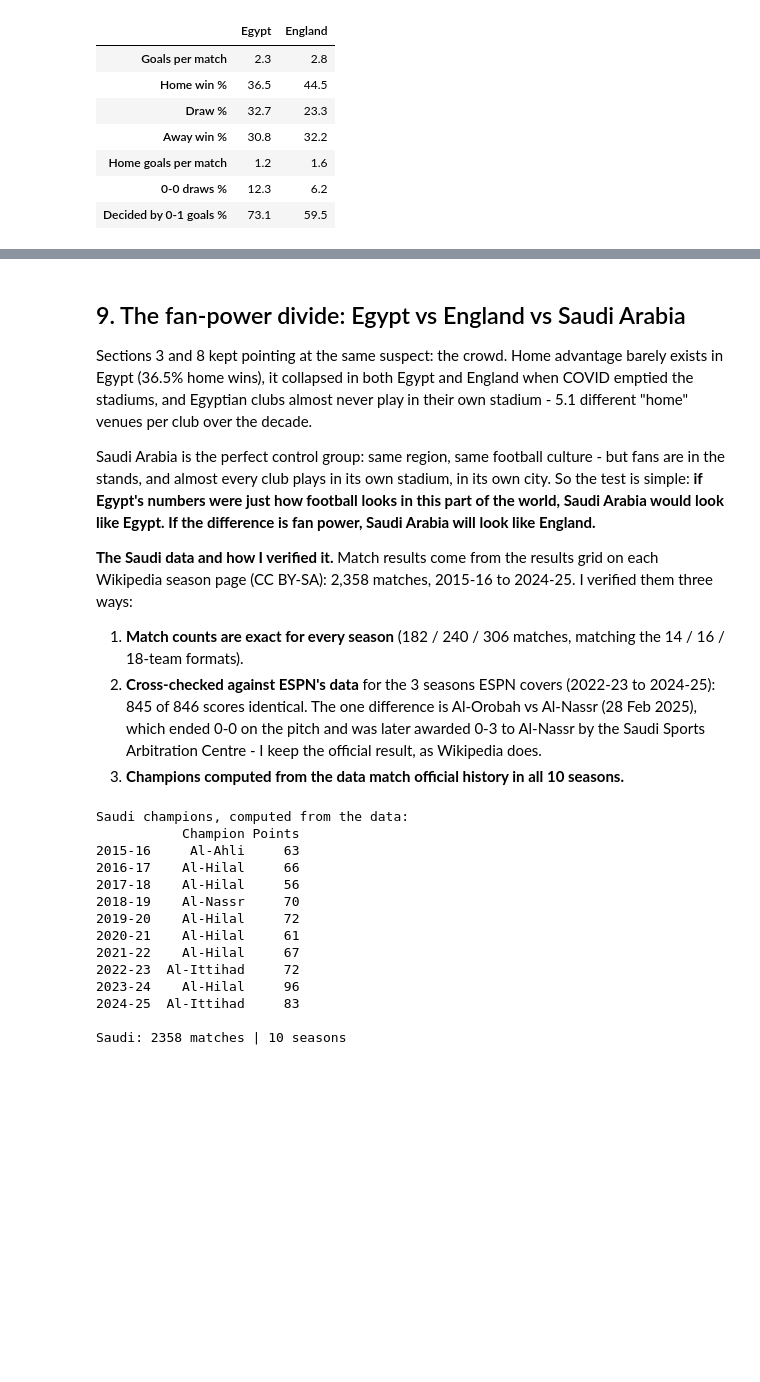
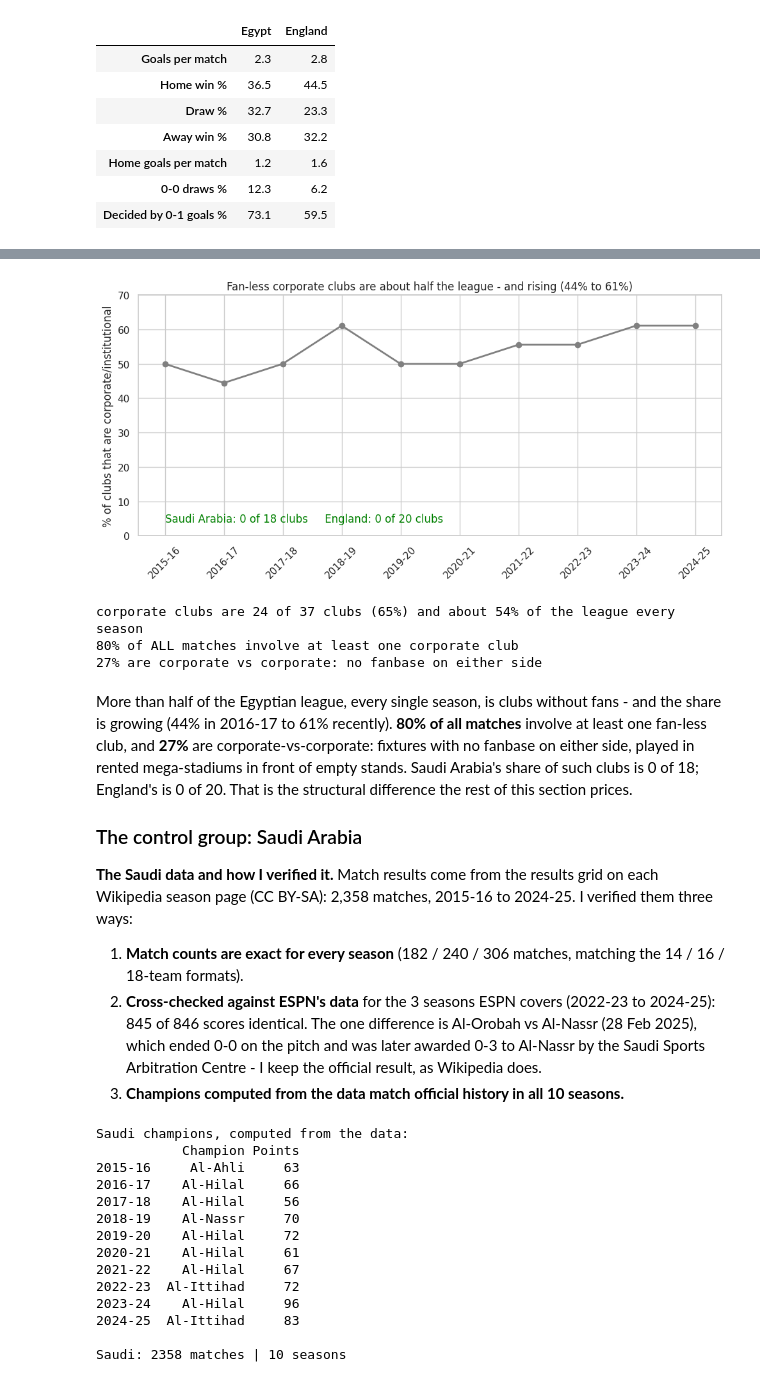
Before and after one commit to elteshelkbeer/egyptian-league-analysis, a Jupyter notebook: egyptian_premier_league_analysis.ipynb, the cells around one changed output, grey strips where cells are left out. Saved outputs shown, nothing was run; the diff lists cells and outputs as text; code cells hidden in the pictures; blank space fills up the shorter version.

```diff
--- a/egyptian_premier_league_analysis.ipynb
+++ b/egyptian_premier_league_analysis.ipynb
@@ -939,16 +964,51 @@ profile
+# %%
+# The classification (13 popular, 24 corporate/institutional - all 37 clubs covered)
+popular = ['Ahly SC', 'Zamalek', 'Ismaily', 'El Masry', 'Ittihad Alex', 'El Mahalla',
+           'Baladiya', 'Tanta SC', 'Smouha', 'El Sharkia', 'Aswan SC', 'El Raja', 'El Makasa']
+corporate = ['Pyramids FC', 'Alassiouty SC', 'Future FC', 'Modern Future', 'Zed FC',
+             'Pharco FC', 'Cleopatra FC', 'Bank El Ahly', 'Eastern Company', 'Modern Sport',
+             'FC Masr', 'Nogoom FC', 'Wadi Degla', 'El Dakhlia', 'El Gouna', 'Talaea El Gaish',
+             'Entag El Harby', 'Harras Hodoud', 'El Shorta', 'Enppi SC', 'Petrojet',
+             'El Mokawloon', 'El Nasr', 'El Nasr Tadeen']
+assert len(popular) + len(corporate) == results['Home team'].nunique()
+
+# Corporate share of the league, season by season
+share = []
+for season in sorted(results['Season'].unique()):
+    teams = set(results.loc[results['Season'] == season, 'Home team']) |             set(results.loc[results['Season'] == season, 'Away team'])
+    share.append((season[:4] + '-' + season[7:9], 100 * len(teams & set(corporate)) / len(teams)))
+share = pd.DataFrame(share, columns=['Season', 'Corporate %'])
+
+fig, ax = plt.subplots()
+ax.plot(share['Season'], share['Corporate %'], marker='o', color='grey', linewidth=2)
+ax.set_title('Fan-less corporate clubs are about half the league - and rising (44% to 61%)')
+ax.set_ylabel('% of clubs that are corporate/institutional')
+ax.set_ylim(0, 70)
+ax.text(0, 4, 'Saudi Arabia: 0 of 18 clubs     England: 0 of 20 clubs',
+        color='green', fontsize=12)
+plt.xticks(rotation=45)
+plt.tight_layout()
+plt.show()
+
+corp_games = results[(results['Home team'].isin(corporate)) | (results['Away team'].isin(corporate))]
+cc_games = results[(results['Home team'].isin(corporate)) & (results['Away team'].isin(corporate))]
+print(f'corporate clubs are 24 of 37 clubs (65%) and about 54% of the league every season')
+print(f'{100*len(corp_games)/len(results):.0f}% of ALL matches involve at least one corporate club')
+print(f'{100*len(cc_games)/len(results):.0f}% are corporate vs corporate: no fanbase on either side')
+# %% [output]
+[figure, added]
+corporate clubs are 24 of 37 clubs (65%) and about 54% of the league every season
+80% of ALL matches involve at least one corporate club
+27% are corporate vs corporate: no fanbase on either side
 # %% [markdown]
-## 9. The fan-power divide: Egypt vs England vs Saudi Arabia
+More than half of the Egyptian league, every single season, is clubs without fans - and
+the share is growing (44% in 2016-17 to 61% recently). **80% of all matches** involve at
+least one fan-less club, and **27%** are corporate-vs-corporate: fixtures with no fanbase
+on either side, played in rented mega-stadiums in front of empty stands. Saudi Arabia's
+share of such clubs is 0 of 18; England's is 0 of 20. That is the structural difference the
+rest of this section prices.
 
-Sections 3 and 8 kept pointing at the same suspect: the crowd. Home advantage barely exists
-in Egypt (36.5% home wins), it collapsed in both Egypt and England when COVID emptied the
-stadiums, and Egyptian clubs almost never play in their own stadium - 5.1 different "home"
-venues per club over the decade.
-
-Saudi Arabia is the perfect control group: same region, same football culture - but fans are
-in the stands, and almost every club plays in its own stadium, in its own city. So the test
-is simple: **if Egypt's numbers were just how football looks in this part of the world, Saudi
-Arabia would look like Egypt. If the difference is fan power, Saudi Arabia will look like
-England.**
+### The control group: Saudi Arabia
 
 **The Saudi data and how I verified it.** Match results come from the results grid on each
 Wikipedia season page (CC BY-SA): 2,358 matches, 2015-16 to 2024-25. I verified them three
```
Also changed, not shown: parts of 5 cells of this notebook, 1 other file.
